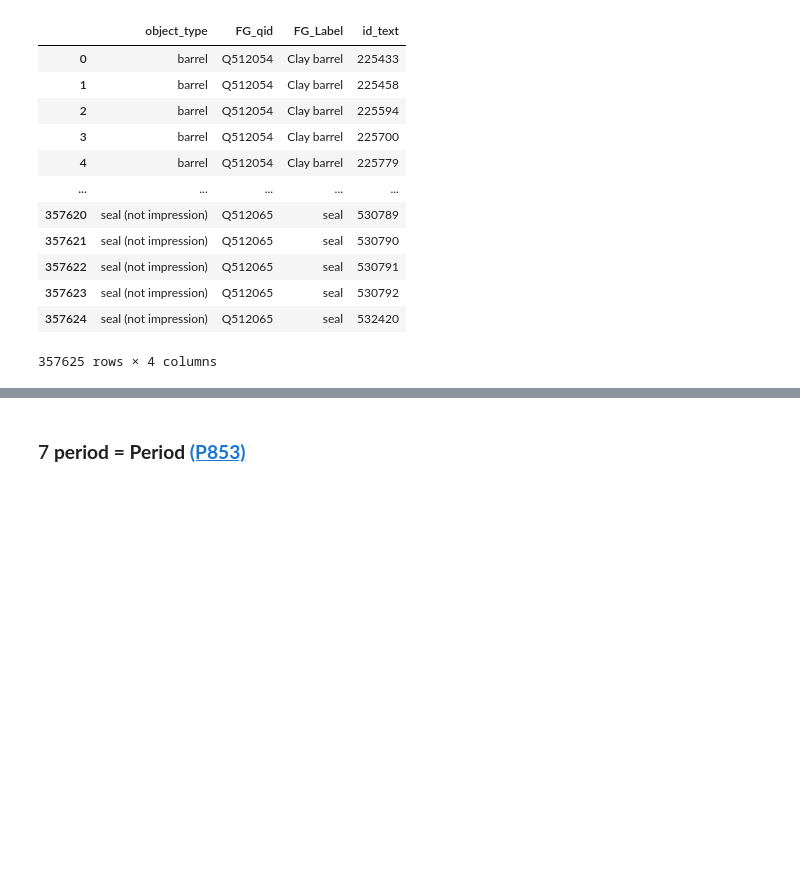
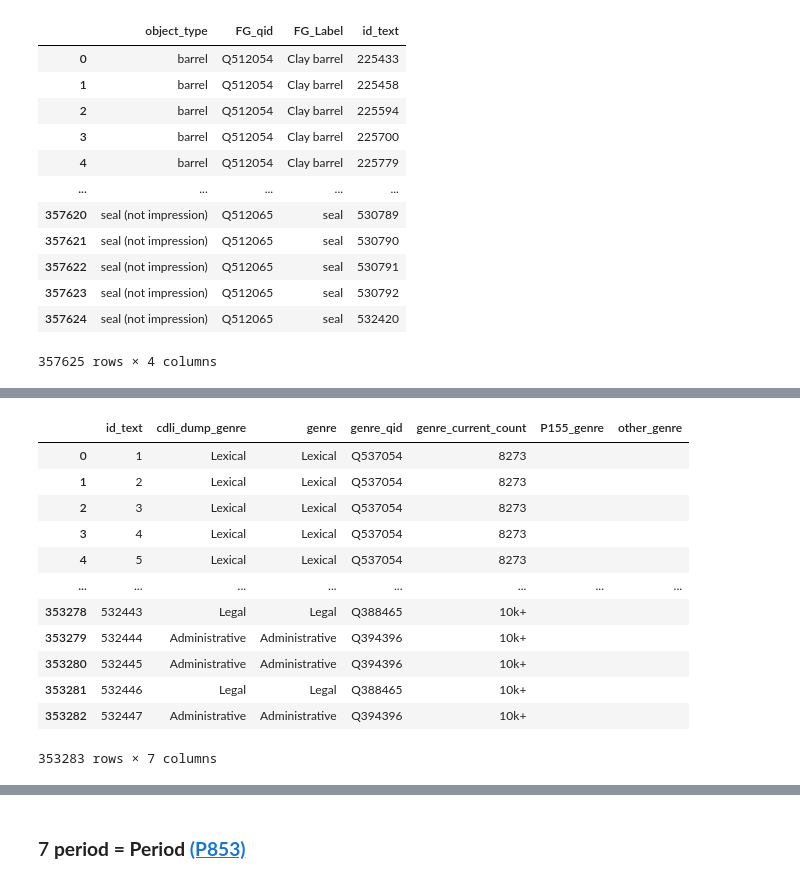
Before and after one commit to ancient-world-citation-analysis/CDLI2LoD, a Jupyter notebook: cdli_cat.ipynb, the cells around one changed output, grey strips where cells are left out. Cells and saved outputs as stored; diff of their text form; code cells hidden in the pictures; blank space fills up the shorter version.

```diff
--- a/cdli_cat.ipynb
+++ b/cdli_cat.ipynb
@@ -1684,0 +1761,75 @@ no_genre_df
+# %%
+genre = []
+genre_qid = []
+genre_count = []
+P155_genre = [] # when there's a question mark
+other_genre = [] # when there are multiple genres
+no_match_indices_genre = [] # index of the row if there's no match
+
+
+for index in range(len(genre_df['cdli_dump_genre'])):
+  g = genre_df['cdli_dump_genre'][index]
+  # make sure the first letter is capitalized
+  g = g.capitalize()
+  # split every entry by ;
+  lst = g.replace(',', ';').split(';')
+
+  # get the first collection
+  first_g = lst[0].rstrip()
+
+  # store the remaining ecollections (if exist) away
+  other_genre += [', '.join(lst[1:])]
+
+  # check for uncertainty
+  if '?' in first_g:
+    P155_genre += ['Q22757']
+    first_g = first_g.replace('?', '').rstrip()
+  else:
+    P155_genre += ['']
+
+
+  # add in qid and labels for the first_g
+
+  # account for typos
+  if first_g == 'Administative' or first_g == 'Administrative record':
+    first_g = 'Administrative'
+
+  # if the genre has a QID in FactGrid
+  if first_g in genre_reference['genre'].unique():
+    # record the genre
+    genre += [first_g]
+    # get the corresponding QID (FG_item) and Wikidata_URI
+    i = genre_reference['genre'].tolist().index(first_g)
+    genre_qid += [genre_reference['FG_qid'][i]]
+    genre_count += [genre_reference['current_count'][i]]
+
+  # if the period does not have a FactGrid QID, put '' for everything for now
+  else:
+    genre += ['']
+    genre_qid += ['']
+    genre_count += ['']
+    no_match_indices_genre += [index]
+
+
+# append these columns to the dataframe
+genre_df['genre'] = genre
+genre_df['genre_qid'] = genre_qid
+genre_df['genre_current_count'] = genre_count
+genre_df['P155_genre'] = P155_genre
+genre_df['other_genre'] = other_genre
+
+genre_df
+# %% [output]
+|  | id_text | cdli_dump_genre | genre | genre_qid | genre_current_count | P155_genre | other_genre |
+| 0 | 1 | Lexical | Lexical | Q537054 | 8273 |  |  |
+| 1 | 2 | Lexical | Lexical | Q537054 | 8273 |  |  |
+| 2 | 3 | Lexical | Lexical | Q537054 | 8273 |  |  |
+| 3 | 4 | Lexical | Lexical | Q537054 | 8273 |  |  |
+| 4 | 5 | Lexical | Lexical | Q537054 | 8273 |  |  |
+| ... | ... | ... | ... | ... | ... | ... | ... |
+| 353278 | 532443 | Legal | Legal | Q388465 | 10k+ |  |  |
+| 353279 | 532444 | Administrative | Administrative | Q394396 | 10k+ |  |  |
+| 353280 | 532445 | Administrative | Administrative | Q394396 | 10k+ |  |  |
+| 353281 | 532446 | Legal | Legal | Q388465 | 10k+ |  |  |
+| 353282 | 532447 | Administrative | Administrative | Q394396 | 10k+ |  |  |
+353283 rows × 7 columns
```
Also changed, not shown: parts of 31 cells of this notebook.
